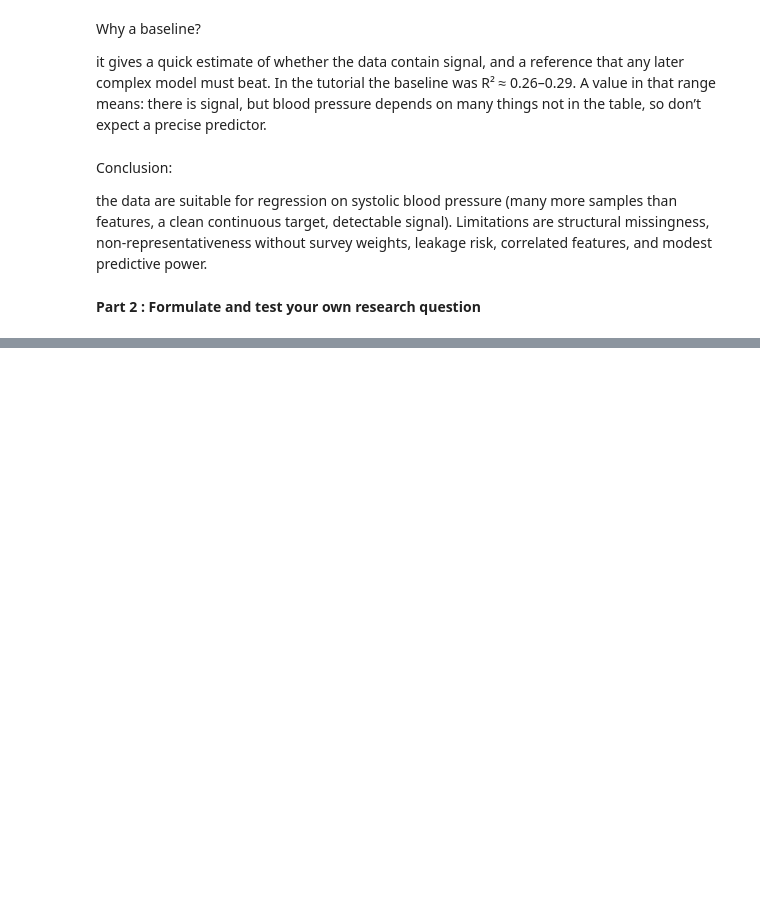
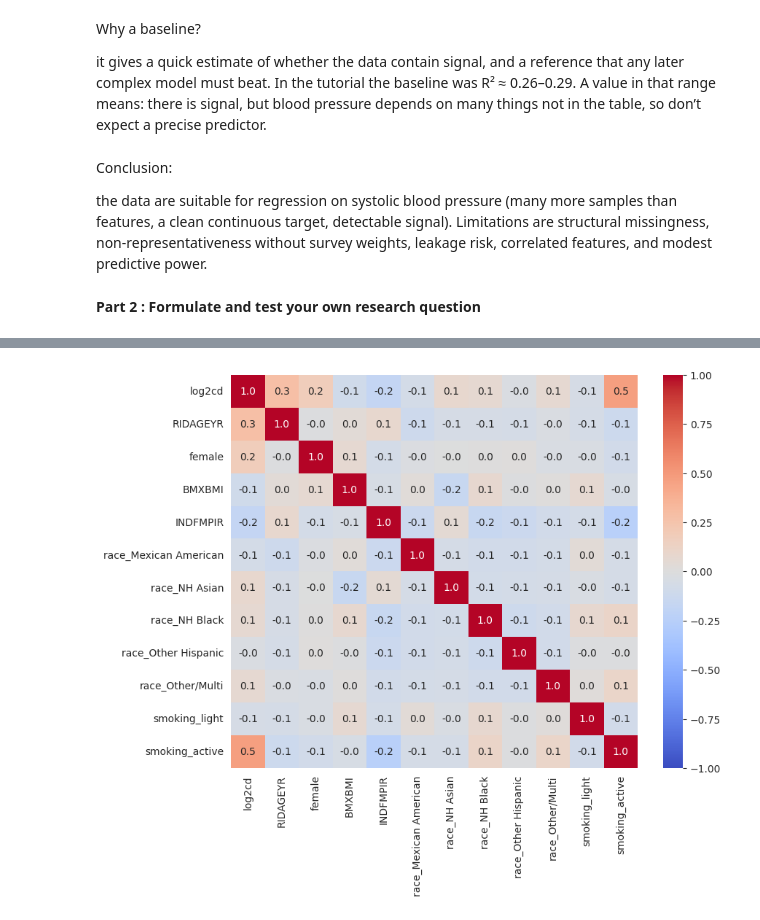
Before and after one commit to orianathevissen-web/Group-project---NHANES, a Jupyter notebook: NHANES_group_project.ipynb, the cells around one changed output, grey strips where cells are left out. Drawn from its saved outputs; the diff is of its cells as text; code cells hidden in the pictures; blank space fills up the shorter version.

```diff
--- a/NHANES_group_project.ipynb
+++ b/NHANES_group_project.ipynb
@@ -677,0 +847,22 @@ Hypothesis : ....
+# %%
+# 1) sex as 0/1 (like RIAGENDR in notebook 3, but easier to read: 1 = female)
+complete_data["female"] = (complete_data["RIAGENDR"] == 2).astype(int)
+
+# 2) smoking status from cotinine (ng/mL): below 1 = non-smoker, 1 to 10 = light / second-hand, 10 or more = active smoker
+complete_data["smoking"] = pd.cut(complete_data["LBXCOT"], bins=[-1, 1, 10, 100000], right=False,
+                                  labels=["non-smoker", "light", "active"])
+
+# 3) race: replace the codes by names
+race_names = {1: "Mexican American", 2: "Other Hispanic", 3: "NH White", 4: "NH Black", 6: "NH Asian", 7: "Other/Multi"}
+complete_data["race"] = complete_data["RIDRETH3"].map(race_names)
+
+# 4) categories -> 0/1 columns ("dummies"). One group per variable is left out as the reference group.
+dummies = pd.get_dummies(complete_data[["race", "smoking"]], dtype=float)
+dummies = dummies.drop(columns=["race_NH White", "smoking_non-smoker"])
+
+# 5) the table of explanatory variables (X) and the outcome (y)
+X = pd.concat([complete_data[["log2cd", "RIDAGEYR", "female", "BMXBMI", "INDFMPIR"]], dummies], axis=1)
+y = complete_data["systolic_bp"]
+
+print(complete_data["smoking"].value_counts())
+X.head()
@@ -677,0 +1089,7 @@ Hypothesis : ....
+# %%
+# Do the explanatory variables overlap too much (multicollinearity)? Look for correlations close to 1 or -1.
+plt.figure(figsize=(9, 7))
+sns.heatmap(X.corr(), annot=True, fmt=".1f", cmap="coolwarm", vmin=-1, vmax=1)
+plt.show()
+# %% [output]
+[figure, added]
```
Also changed, not shown: parts of 51 cells of this notebook.
